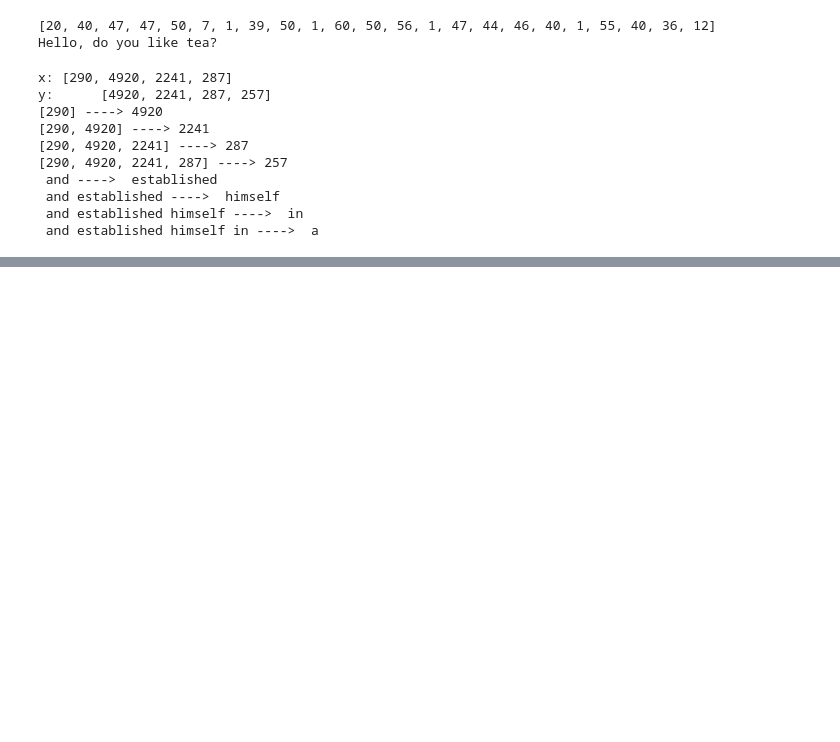
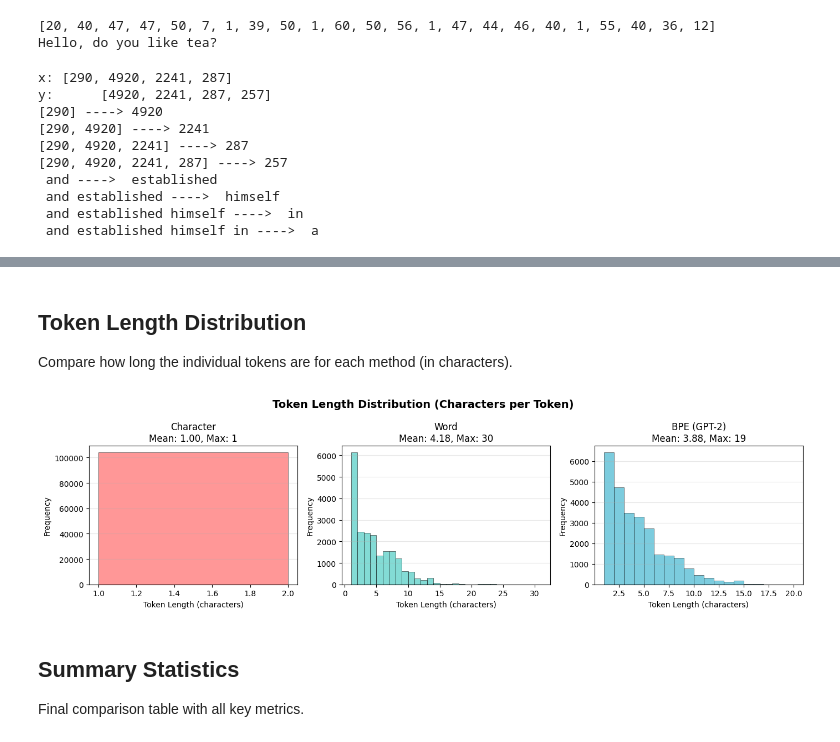
Before and after one commit to Ethan-Howlett/llm-from-scratch, a Jupyter notebook: analysis.ipynb, the cells around one changed output, grey strips where cells are left out. Cells and saved outputs as stored; diff of their text form; code cells hidden in the pictures; blank space fills up the shorter version.

```diff
--- a/analysis.ipynb
+++ b/analysis.ipynb
@@ -79,0 +489,39 @@ y:      [4920, 2241, 287, 257]
+# %% [markdown]
+## Token Length Distribution
+
+Compare how long the individual tokens are for each method (in characters).
+# %%
+def get_token_lengths(tokenizer, text, name):
+    """Get the length (in characters) of each token."""
+    tokens = tokenize_text(tokenizer, text, name)
+
+    if name == "BPE (GPT-2)":
+        lengths = [len(tokenizer.decode([t])) for t in tokens]
+    else:
+        lengths = [len(tokenizer.int_to_str.get(t, '')) for t in tokens]
+
+    return lengths
+
+# Get token lengths for each tokenizer
+fig, axes = plt.subplots(1, 3, figsize=(14, 4))
+fig.suptitle('Token Length Distribution (Characters per Token)', fontsize=14, fontweight='bold')
+
+for idx, (tok_name, tokenizer) in enumerate(tokenizers.items()):
+    lengths = get_token_lengths(tokenizer, combined_corpus, tok_name)
+
+    ax = axes[idx]
+    ax.hist(lengths, bins=range(1, max(lengths)+2), color=colors[tok_name],
+            alpha=0.7, edgecolor='black', linewidth=0.5)
+    ax.set_xlabel('Token Length (characters)')
+    ax.set_ylabel('Frequency')
+    ax.set_title(f'{tok_name}\nMean: {np.mean(lengths):.2f}, Max: {max(lengths)}')
+    ax.grid(axis='y', alpha=0.3)
+
+plt.tight_layout()
+plt.show()
+# %% [output]
+[figure, added]
+# %% [markdown]
+## Summary Statistics
+
+Final comparison table with all key metrics.
```
Also changed, not shown: parts of 39 cells of this notebook, 7 other files.
